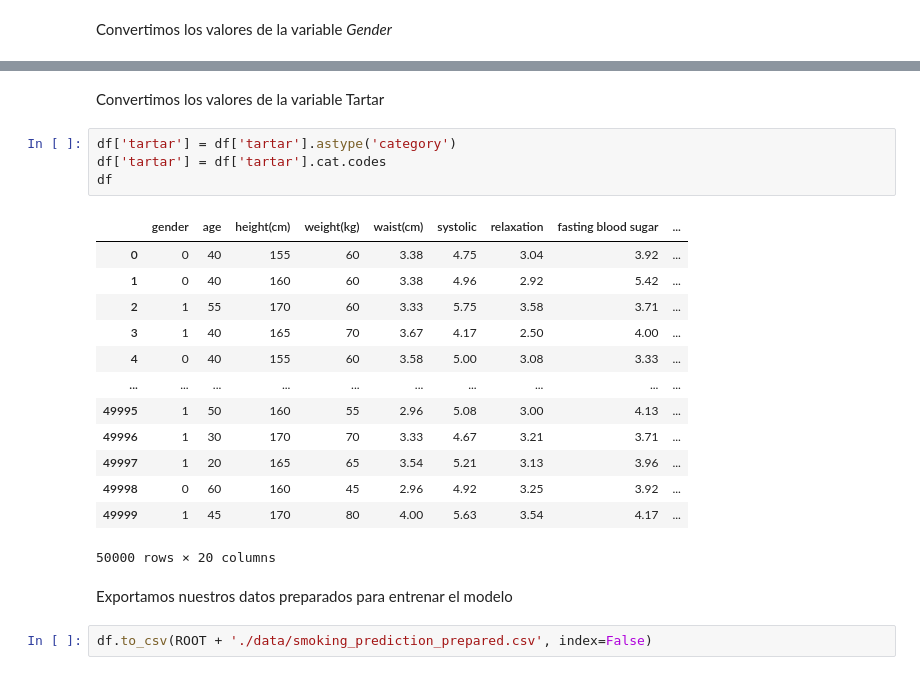
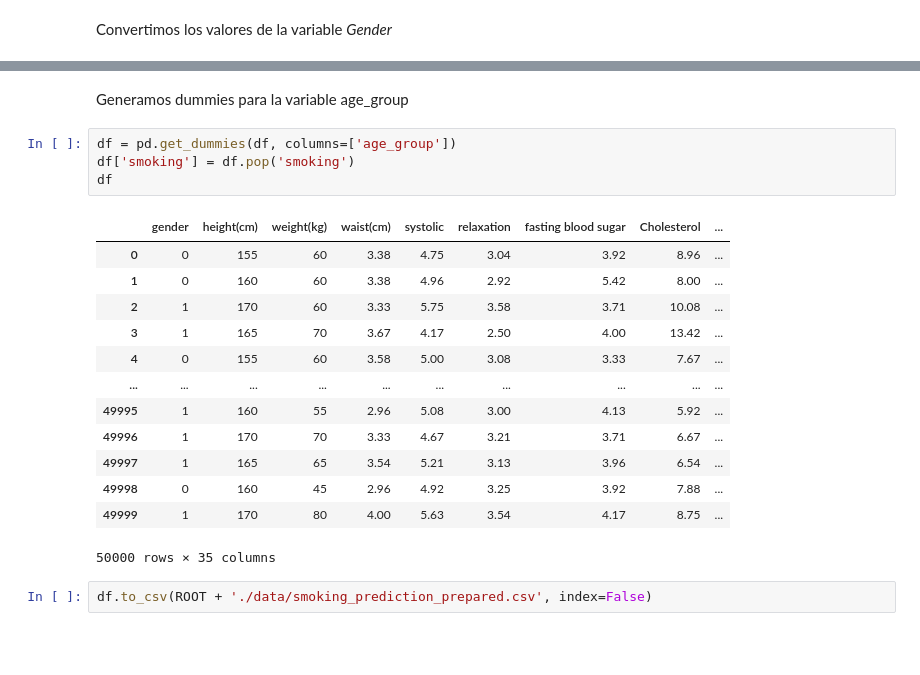
Before and after one commit to leonardojsuarez/entrega-tp-2-diplomado, a Jupyter notebook: notebooks/2 Preparación de datos.ipynb, the cells around one changed output, grey strips where cells are left out. Drawn from its saved outputs; the diff is of its cells as text; blank space fills up the shorter version.

```diff
--- a/notebooks/2 Preparación de datos.ipynb
+++ b/notebooks/2 Preparación de datos.ipynb
@@ -50,24 +50,22 @@ df
-# %% [markdown]
-Convertimos los valores de la variable Tartar
-# %%
-df['tartar'] = df['tartar'].astype('category')
-df['tartar'] = df['tartar'].cat.codes
-df
-# %% [output]
-|  | gender | age | height(cm) | weight(kg) | waist(cm) | systolic | relaxation | fasting blood sugar | ... |
-| 0 | 0 | 40 | 155 | 60 | 3.38 | 4.75 | 3.04 | 3.92 | ... |
-| 1 | 0 | 40 | 160 | 60 | 3.38 | 4.96 | 2.92 | 5.42 | ... |
-| 2 | 1 | 55 | 170 | 60 | 3.33 | 5.75 | 3.58 | 3.71 | ... |
-| 3 | 1 | 40 | 165 | 70 | 3.67 | 4.17 | 2.50 | 4.00 | ... |
-| 4 | 0 | 40 | 155 | 60 | 3.58 | 5.00 | 3.08 | 3.33 | ... |
-| ... | ... | ... | ... | ... | ... | ... | ... | ... | ... |
-| 49995 | 1 | 50 | 160 | 55 | 2.96 | 5.08 | 3.00 | 4.13 | ... |
-| 49996 | 1 | 30 | 170 | 70 | 3.33 | 4.67 | 3.21 | 3.71 | ... |
-| 49997 | 1 | 20 | 165 | 65 | 3.54 | 5.21 | 3.13 | 3.96 | ... |
-| 49998 | 0 | 60 | 160 | 45 | 2.96 | 4.92 | 3.25 | 3.92 | ... |
-| 49999 | 1 | 45 | 170 | 80 | 4.00 | 5.63 | 3.54 | 4.17 | ... |
-50000 rows × 20 columns
-# %% [markdown]
-Exportamos nuestros datos preparados para entrenar el modelo
+# %% [markdown]
+Generamos dummies para la variable age_group
+# %%
+df = pd.get_dummies(df, columns=['age_group'])
+df['smoking'] = df.pop('smoking')
+df
+# %% [output]
+|  | gender | height(cm) | weight(kg) | waist(cm) | systolic | relaxation | fasting blood sugar | Cholesterol | ... |
+| 0 | 0 | 155 | 60 | 3.38 | 4.75 | 3.04 | 3.92 | 8.96 | ... |
+| 1 | 0 | 160 | 60 | 3.38 | 4.96 | 2.92 | 5.42 | 8.00 | ... |
+| 2 | 1 | 170 | 60 | 3.33 | 5.75 | 3.58 | 3.71 | 10.08 | ... |
+| 3 | 1 | 165 | 70 | 3.67 | 4.17 | 2.50 | 4.00 | 13.42 | ... |
+| 4 | 0 | 155 | 60 | 3.58 | 5.00 | 3.08 | 3.33 | 7.67 | ... |
+| ... | ... | ... | ... | ... | ... | ... | ... | ... | ... |
+| 49995 | 1 | 160 | 55 | 2.96 | 5.08 | 3.00 | 4.13 | 5.92 | ... |
+| 49996 | 1 | 170 | 70 | 3.33 | 4.67 | 3.21 | 3.71 | 6.67 | ... |
+| 49997 | 1 | 165 | 65 | 3.54 | 5.21 | 3.13 | 3.96 | 6.54 | ... |
+| 49998 | 0 | 160 | 45 | 2.96 | 4.92 | 3.25 | 3.92 | 7.88 | ... |
+| 49999 | 1 | 170 | 80 | 4.00 | 5.63 | 3.54 | 4.17 | 8.75 | ... |
+50000 rows × 35 columns
 # %%
 df.to_csv(ROOT + './data/smoking_prediction_prepared.csv', index=False)
```
Also changed, not shown: parts of 2 cells of this notebook, 15 other files.
